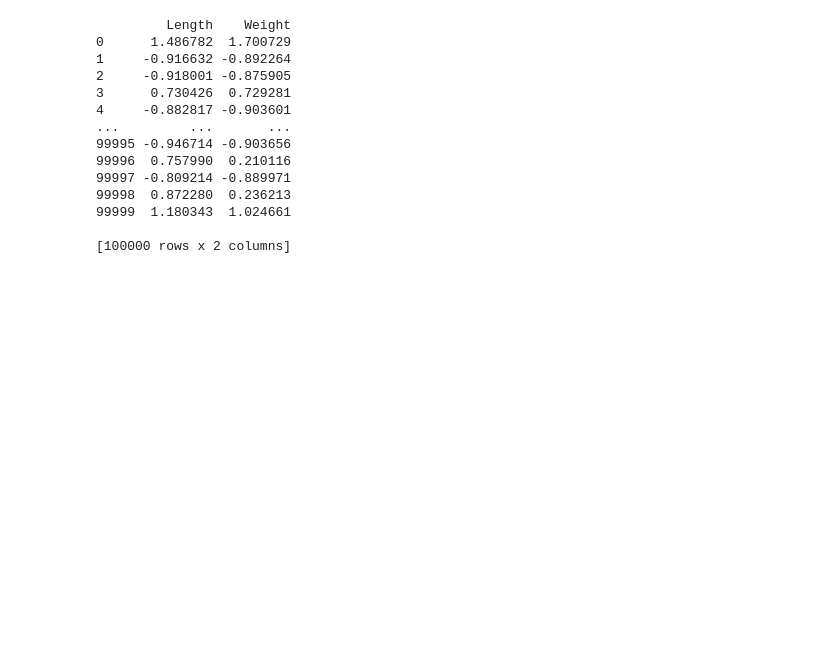
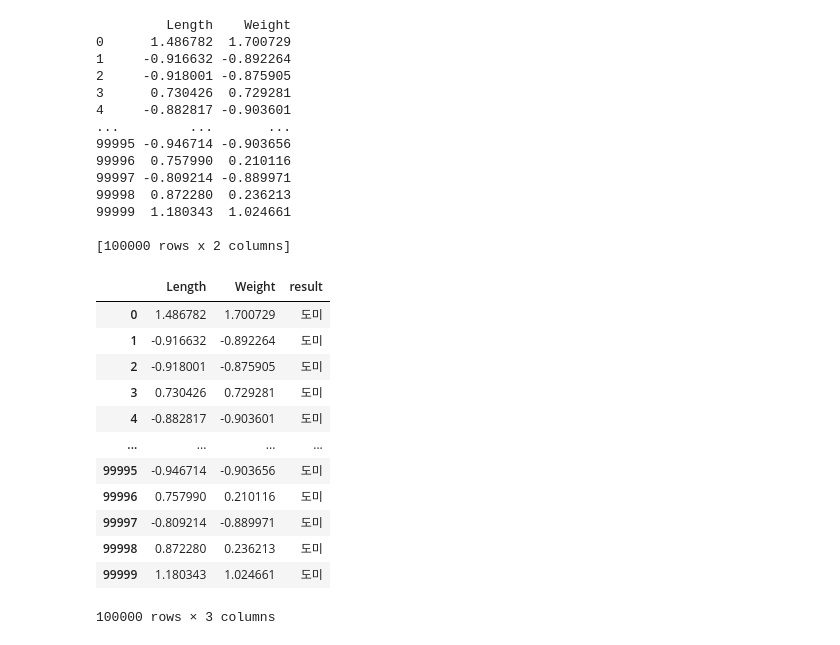
Before and after one commit to lsiwh37249/finshmlserv, a Jupyter notebook: Untitled1.ipynb, the cells around one changed output. Drawn from its saved outputs; the diff is of its cells as text; code cells hidden in the pictures; blank space fills up the shorter version.

```diff
--- a/Untitled1.ipynb
+++ b/Untitled1.ipynb
@@ -26,3 +26,20 @@ df.to_parquet("~/data/fish_test_data_100k.parquet")
 99999  1.180343  1.024661
 
 [100000 rows x 2 columns]
+# %%
+data = pd.read_parquet("/home/kim1/data/fish_parquet/fish_predict_parquet49")
+data
+# %% [output]
+|  | Length | Weight | result |
+| 0 | 1.486782 | 1.700729 | 도미 |
+| 1 | -0.916632 | -0.892264 | 도미 |
+| 2 | -0.918001 | -0.875905 | 도미 |
+| 3 | 0.730426 | 0.729281 | 도미 |
+| 4 | -0.882817 | -0.903601 | 도미 |
+| ... | ... | ... | ... |
+| 99995 | -0.946714 | -0.903656 | 도미 |
+| 99996 | 0.757990 | 0.210116 | 도미 |
+| 99997 | -0.809214 | -0.889971 | 도미 |
+| 99998 | 0.872280 | 0.236213 | 도미 |
+| 99999 | 1.180343 | 1.024661 | 도미 |
+100000 rows × 3 columns
```
Also changed, not shown: 1 other file.
